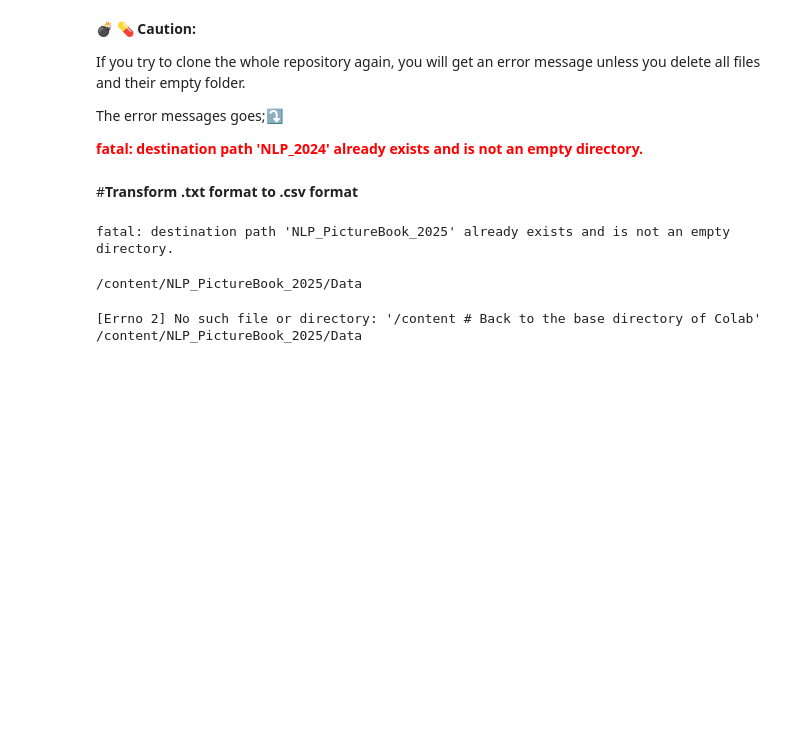
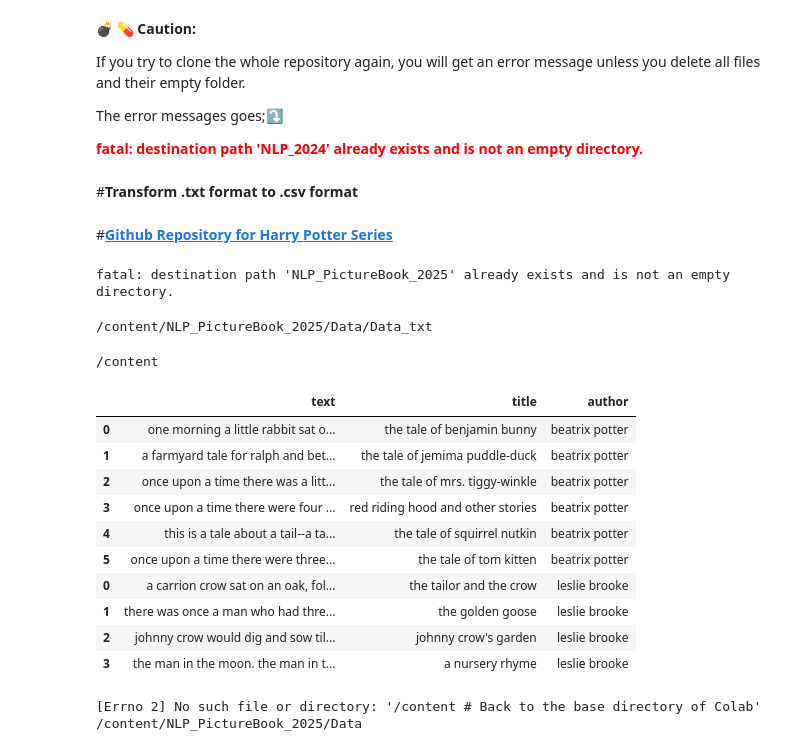
Before and after one commit to ddiramisoo1230/NLP_PictureBook_2025, a Jupyter notebook: 8_readtxtfilesimportingfromhtml.ipynb, the cells around one changed output. Drawn from its saved outputs; the diff is of its cells as text; code cells hidden in the pictures; blank space fills up the shorter version.

```diff
--- a/8_readtxtfilesimportingfromhtml.ipynb
+++ b/8_readtxtfilesimportingfromhtml.ipynb
@@ -92,14 +86,6 @@ print(a+b)
 # %% [markdown]
 ####**<font color = 'brown'> 1. about URL** </font>
   - http://google.com
-# %%
-from urllib.request import urlopen
-url = 'https://www.google.com/'
-
-with urlopen(url)as f:
-  content = f.read().decode()
-  with open('google_html', 'w') as cf:
-    cf.write(content)
 # %%
 #@markdown ### 🐹 <font color = 'red'>**Student Activity 1** ⤵️
 
@@ -319,11 +298,38 @@ The error messages goes;⤵️
 <font color = 'red'> **fatal: destination path 'NLP_2024' already exists and is not an empty directory.**
 # %% [markdown]
 #**Transform .txt format to .csv format**
+# %% [markdown]
+#**[Github Repository for Harry Potter Series]("https://github.com/ErikaJacobs/Harry-Potter-Text-Mining")**
 # %%
 ! git clone https://github.com/ms624atyale/NLP_PictureBook_2025
 # %% [output]
 fatal: destination path 'NLP_PictureBook_2025' already exists and is not an empty directory.
 # %%
-%cd /content/NLP_PictureBook_2025/Data
+%cd /content/NLP_PictureBook_2025/Data/Data_txt
 # %% [output]
-/content/NLP_PictureBook_2025/Data
+/content/NLP_PictureBook_2025/Data/Data_txt
+# %%
+import pandas as pd
+import glob
+fns = glob.glob('*.txt')
+df = pd.DataFrame()
+
+for fn in fns:
+  dftmp = pd.read_csv(fn, sep="@")
+  df = pd.concat([df, dftmp])
+%cd /content
+
+df
+# %% [output]
+/content
+|  | text | title | author |
+| 0 | one morning a little rabbit sat o... | the tale of benjamin bunny | beatrix potter |
+| 1 | a farmyard tale for ralph and bet... | the tale of jemima puddle-duck | beatrix potter |
+| 2 | once upon a time there was a litt... | the tale of mrs. tiggy-winkle | beatrix potter |
+| 3 | once upon a time there were four ... | red riding hood and other stories | beatrix potter |
+| 4 | this is a tale about a tail--a ta... | the tale of squirrel nutkin | beatrix potter |
+| 5 | once upon a time there were three... | the tale of tom kitten | beatrix potter |
+| 0 | a carrion crow sat on an oak, fol... | the tailor and the crow | leslie brooke |
+| 1 | there was once a man who had thre... | the golden goose | leslie brooke |
+| 2 | johnny crow would dig and sow til... | johnny crow's garden | leslie brooke |
+| 3 | the man in the moon. the man in t... | a nursery rhyme | leslie brooke |
```
Also changed, not shown: parts of 6 cells of this notebook.
